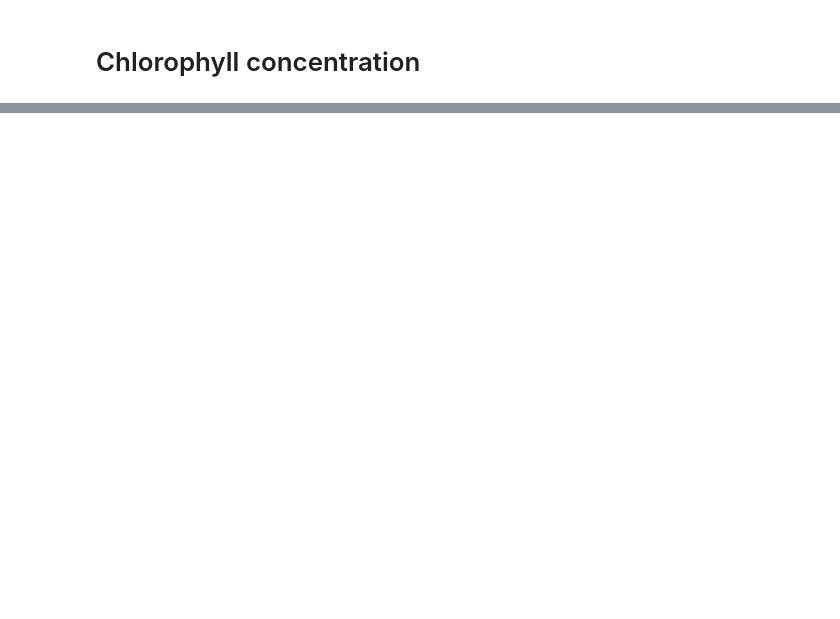
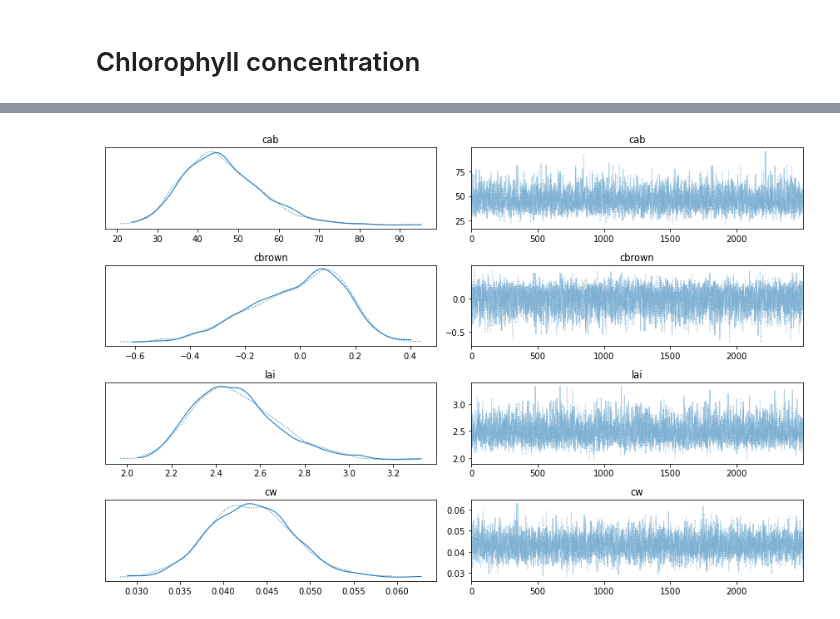
Before and after one commit to joe-fennell/spatial-scaling-challenge, a Jupyter notebook: 1_LAI_pigments.ipynb, the cells around one changed output, grey strips where cells are left out. Saved outputs shown, nothing was run; the diff lists cells and outputs as text; code cells hidden in the pictures; blank space fills up the shorter version.

```diff
--- a/1_LAI_pigments.ipynb
+++ b/1_LAI_pigments.ipynb
@@ -131,0 +252,5 @@ plt.colorbar()
+# %%
+az.plot_trace(idata_lv, combined=False)
+plt.tight_layout()
+# %% [output]
+[figure, added]
```
Also changed, not shown: parts of 37 cells of this notebook, 1 other file.
